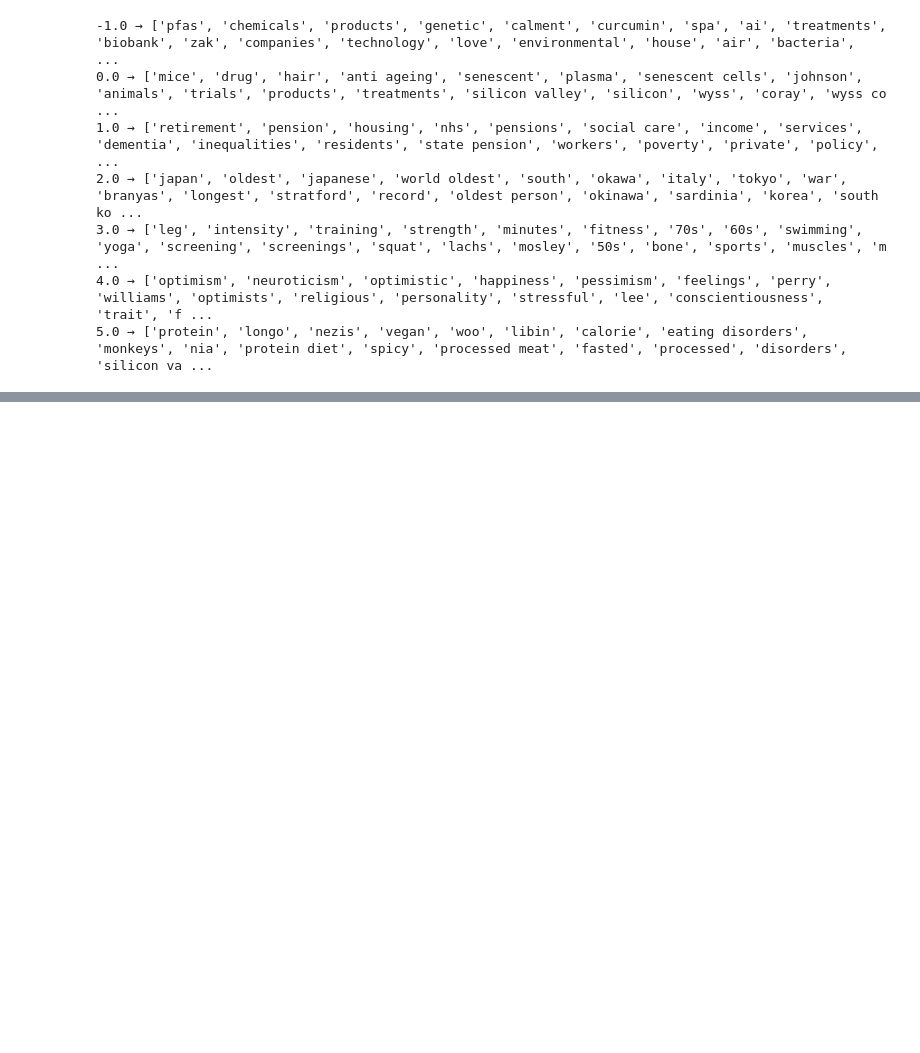
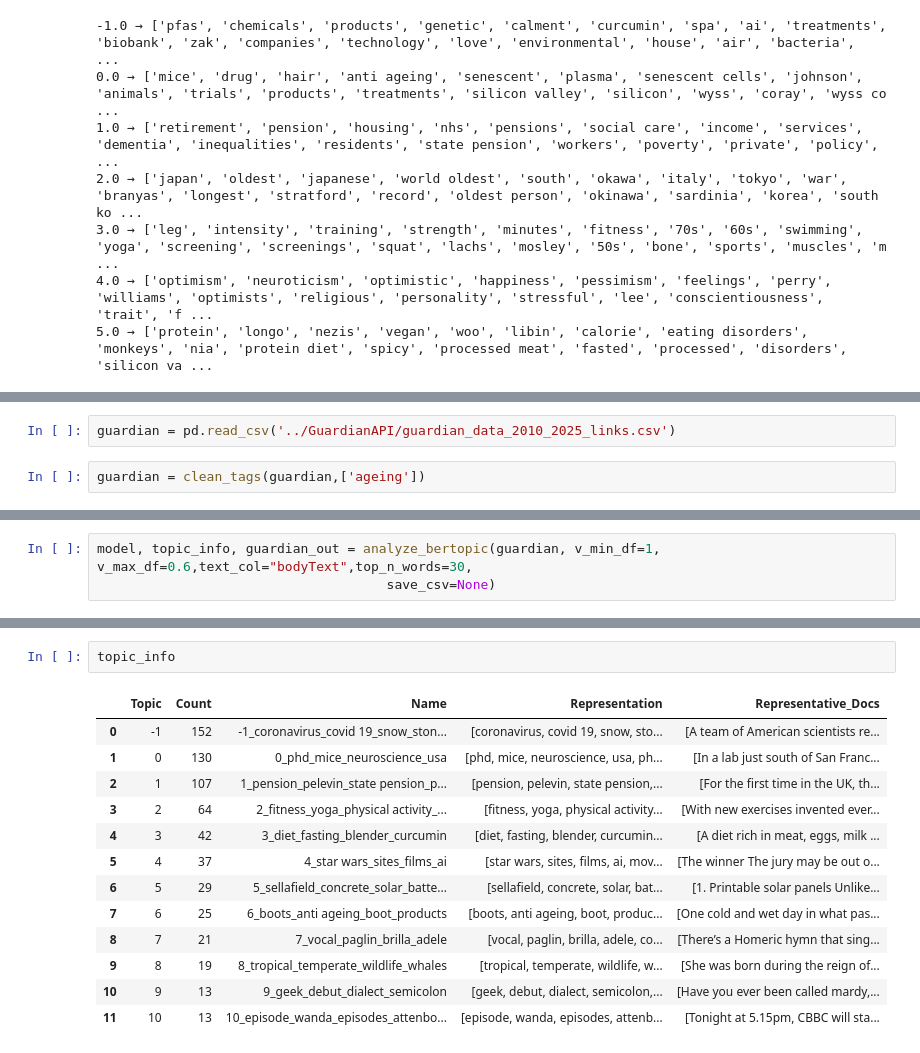
Before and after one commit to Iskken/Echoes-of-Longevity-Research, a Jupyter notebook: News/notebooks/GuardianCleaning1.ipynb, the cells around one changed output, grey strips where cells are left out. Drawn from its saved outputs; the diff is of its cells as text; blank space fills up the shorter version.

```diff
--- a/News/notebooks/GuardianAnalysisAndPreparation.ipynb
+++ b/News/notebooks/GuardianCleaning1.ipynb
@@ -838,0 +824,4 @@ full_keyword_getter(guardian_out)
+# %%
+guardian = pd.read_csv('../GuardianAPI/guardian_data_2010_2025_links.csv')
+# %%
+guardian = clean_tags(guardian,['ageing'])
@@ -838,0 +830,3 @@ full_keyword_getter(guardian_out)
+# %%
+model, topic_info, guardian_out = analyze_bertopic(guardian, v_min_df=1, v_max_df=0.6,text_col="bodyText",top_n_words=30,
+                                     save_csv=None)
@@ -838,0 +846,16 @@ full_keyword_getter(guardian_out)
+# %%
+topic_info
+# %% [output]
+|  | Topic | Count | Name | Representation | Representative_Docs |
+| 0 | -1 | 152 | -1_coronavirus_covid 19_snow_ston... | [coronavirus, covid 19, snow, sto... | [A team of American scientists re... |
+| 1 | 0 | 130 | 0_phd_mice_neuroscience_usa | [phd, mice, neuroscience, usa, ph... | [In a lab just south of San Franc... |
+| 2 | 1 | 107 | 1_pension_pelevin_state pension_p... | [pension, pelevin, state pension,... | [For the first time in the UK, th... |
+| 3 | 2 | 64 | 2_fitness_yoga_physical activity_... | [fitness, yoga, physical activity... | [With new exercises invented ever... |
+| 4 | 3 | 42 | 3_diet_fasting_blender_curcumin | [diet, fasting, blender, curcumin... | [A diet rich in meat, eggs, milk ... |
+| 5 | 4 | 37 | 4_star wars_sites_films_ai | [star wars, sites, films, ai, mov... | [The winner The jury may be out o... |
+| 6 | 5 | 29 | 5_sellafield_concrete_solar_batte... | [sellafield, concrete, solar, bat... | [1. Printable solar panels Unlike... |
+| 7 | 6 | 25 | 6_boots_anti ageing_boot_products | [boots, anti ageing, boot, produc... | [One cold and wet day in what pas... |
+| 8 | 7 | 21 | 7_vocal_paglin_brilla_adele | [vocal, paglin, brilla, adele, co... | [There’s a Homeric hymn that sing... |
+| 9 | 8 | 19 | 8_tropical_temperate_wildlife_whales | [tropical, temperate, wildlife, w... | [She was born during the reign of... |
+| 10 | 9 | 13 | 9_geek_debut_dialect_semicolon | [geek, debut, dialect, semicolon,... | [Have you ever been called mardy,... |
+| 11 | 10 | 13 | 10_episode_wanda_episodes_attenbo... | [episode, wanda, episodes, attenb... | [Tonight at 5.15pm, CBBC will sta... |
```
Also changed, not shown: parts of 8 cells of this notebook, 3 other files.
